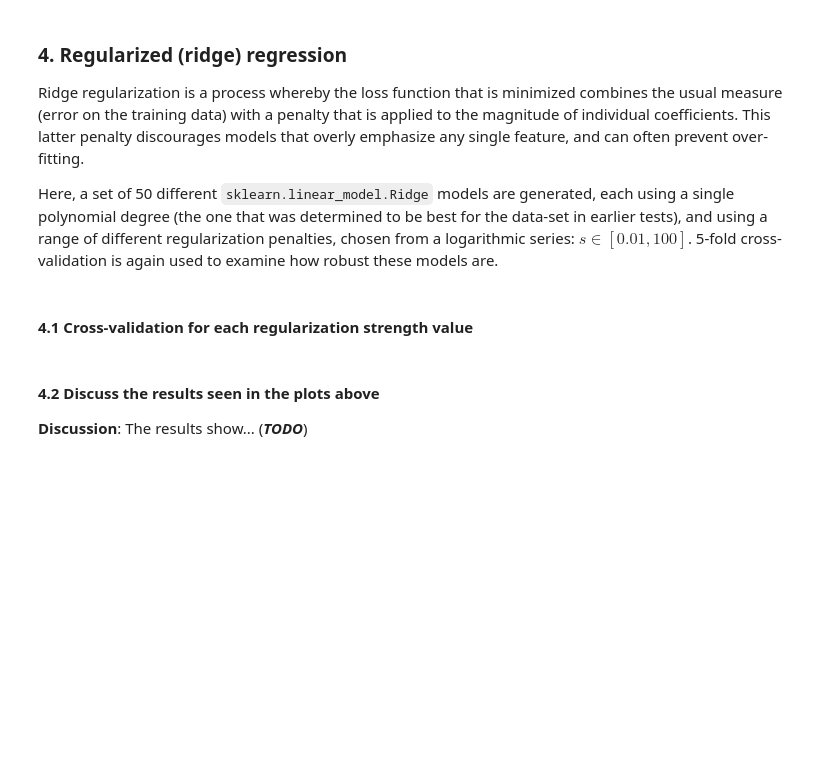
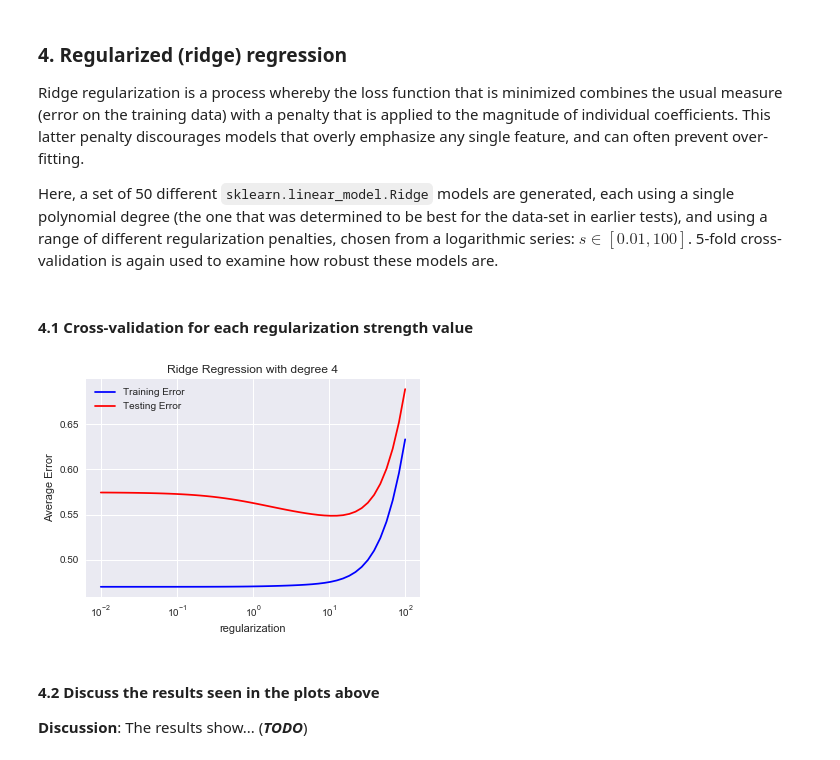
Before and after one commit to drakezhu/comp135_MachineLearning, a Jupyter notebook: hw02/src_and_data/hw02.ipynb, the cells around one changed output. Saved outputs shown, nothing was run; the diff lists cells and outputs as text; code cells hidden in the pictures; blank space fills up the shorter version.

```diff
--- a/hw02/src_and_data/hw02.ipynb
+++ b/hw02/src_and_data/hw02.ipynb
@@ -365,6 +318,53 @@ Here, a set of 50 different `sklearn.linear_model.Ridge` models are generated, e
 #       from 0.01 (10^-2) to 100 (10^2).  Each model is 5-fold cross-validated and
 #       the resulting average training/test errors are tracked.  Errors are then
 #       plotted (on a logarithmic scale) and printed in some legible tabular form.
+# %%
+from sklearn.linear_model import Ridge
+xTrains,yTrains = generateFolds(k)
+# %%
+def generateRidge(xTrains=None,yTrains=None,degree=1,regularization=None):
+    testErrors = []
+    trainErrors = []
+    for alpha in regularization:
+        testError = 0
+        trainError = 0
+        for i in range(k):
+            xTrain = tuple(xTrains[i])
+            yTrain = tuple(yTrains[i])
+            xTest = tuple(x_folds[i])
+            yTest = tuple(y_folds[i])
+            sorted_zip = sorted(zip(xTrain, yTrain), key=operator.itemgetter(0))
+            xTrain, yTrain = zip(*sorted_zip)
+            poly = PolynomialFeatures(degree)
+            xTrainPoly = poly.fit_transform(xTrain)
+            xTestPoly = poly.fit_transform(xTest)
+            ridgeRegressionPoly = Ridge(alpha)
+            linearRegressionPoly.fit(xTrainPoly, yTrain)
+            ridgeRegressionPoly.fit(xTrainPoly,yTrain)
+            yTestPredict = ridgeRegressionPoly.predict(xTestPoly)
+            yTrainPredict = ridgeRegressionPoly.predict(xTrainPoly)
+            testError += mean_squared_error(yTest, yTestPredict)
+            trainError += mean_squared_error(yTrain,yTrainPredict)
+        testErrors.append(testError / k)
+        trainErrors.append(trainError / k)
+    return testErrors,trainErrors
+# %%
+degree = 4
+regularization = np.logspace(-2, 2, base=10, num=50)
+testErrors,trainErrors = generateRidge(xTrains,yTrains,degree,regularization)
+# %%
+import matplotlib
+matplotlib.pyplot.xscale('log')
+#plt.scatter(testErrors, regularization, color='red')
+plt.plot(regularization,trainErrors, color='blue',label = "Training Error")
+plt.plot(regularization,testErrors, color='red', label = "Testing Error")
+plt.title('Ridge Regression with degree ' + str(degree))
+plt.xlabel('regularization')
+plt.ylabel('Average Error')
+plt.legend()
+plt.show()
+# %% [output]
+[figure, added]
 # %% [markdown]
 #### 4.2 Discuss the results seen in the plots above
 
```
Also changed, not shown: parts of 21 cells of this notebook.
